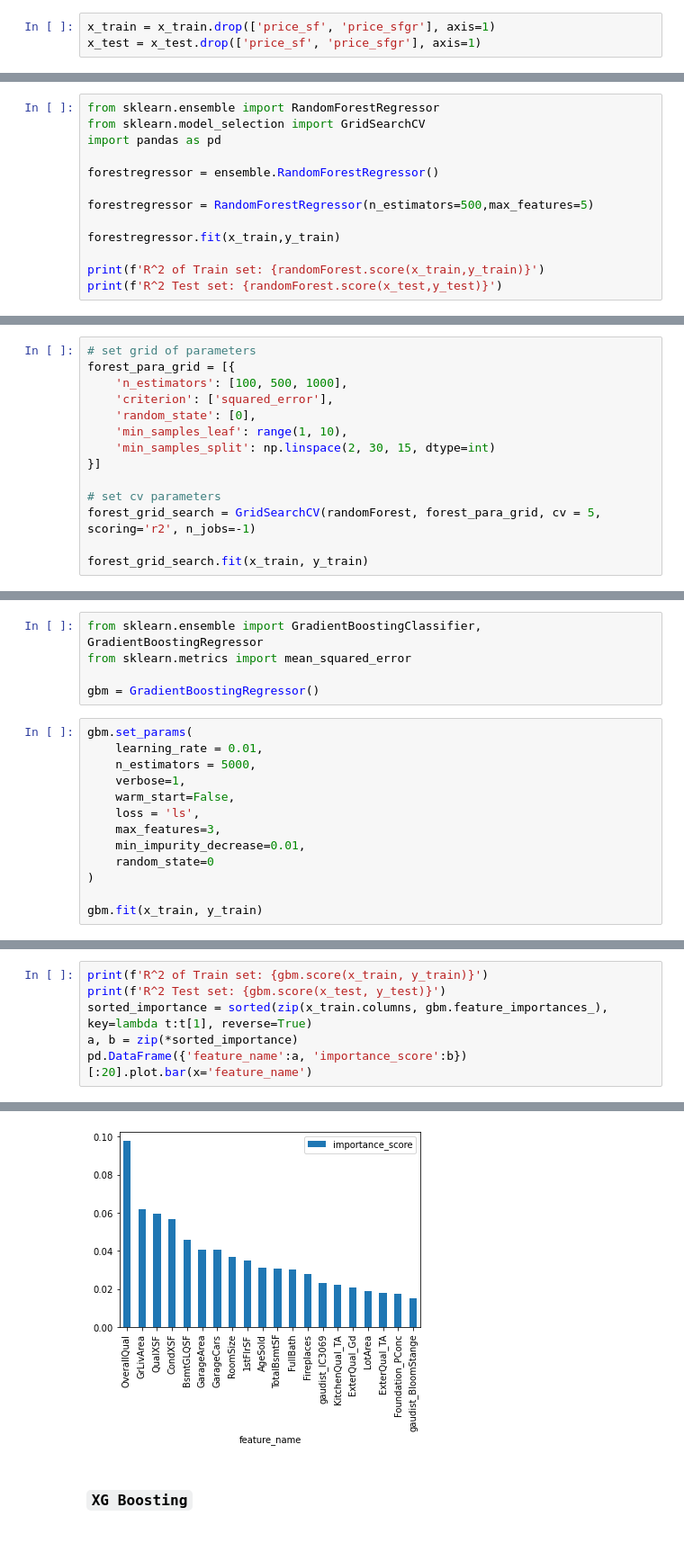
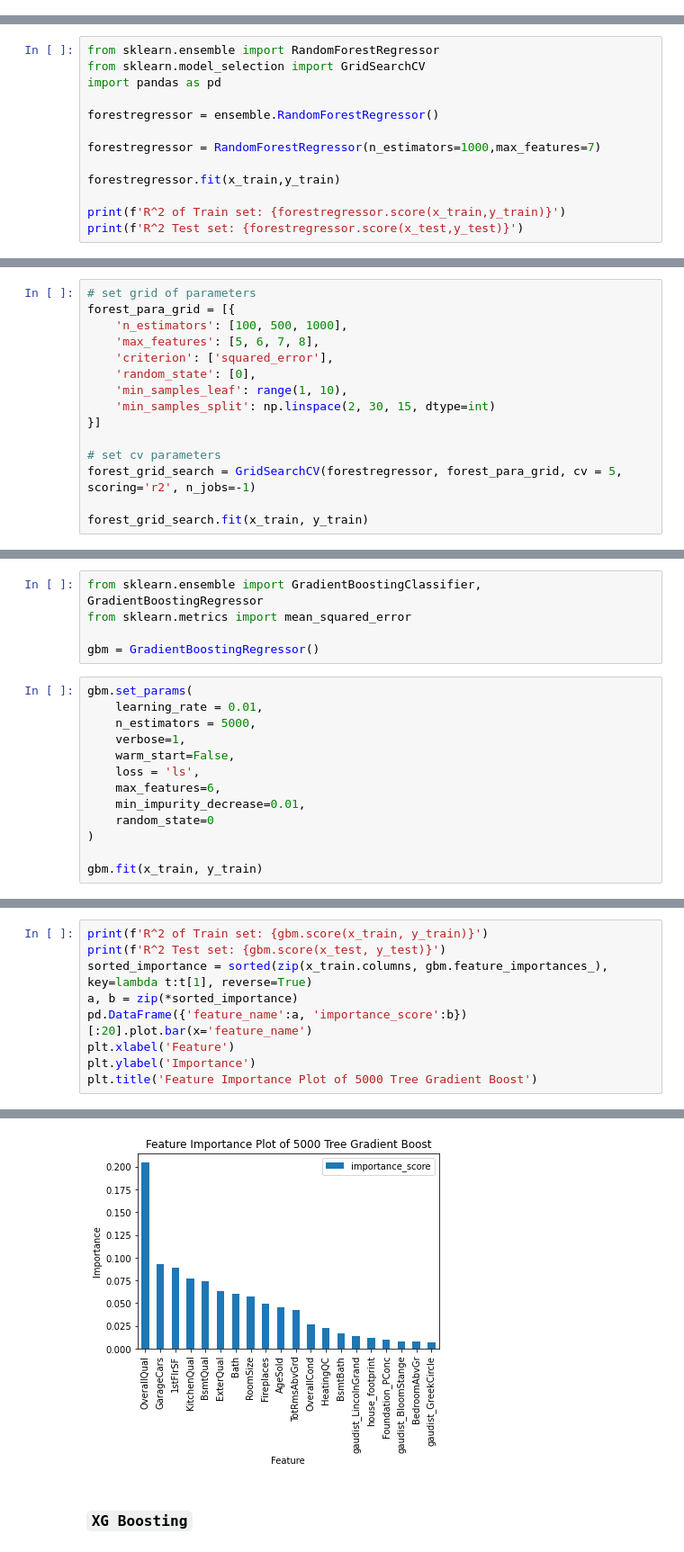
Before and after one commit to AlexGalczak/ML-Ames, a Jupyter notebook: MB/Model_Sel.ipynb, the cells around one changed output, grey strips where cells are left out. Shown at 90% size. Cells and saved outputs as stored; diff of their text form.

```diff
--- a/MB/Model_Sel.ipynb
+++ b/MB/Model_Sel.ipynb
@@ -453,3 +466,0 @@ x_train.head()
-# %%
-x_train = x_train.drop(['price_sf', 'price_sfgr'], axis=1)
-x_test = x_test.drop(['price_sf', 'price_sfgr'], axis=1)
@@ -460,10 +477,10 @@ import pandas as pd
 
 forestregressor = ensemble.RandomForestRegressor()
 
-forestregressor = RandomForestRegressor(n_estimators=500,max_features=5)
+forestregressor = RandomForestRegressor(n_estimators=1000,max_features=7)
 
 forestregressor.fit(x_train,y_train)
 
-print(f'R^2 of Train set: {randomForest.score(x_train,y_train)}')
-print(f'R^2 Test set: {randomForest.score(x_test,y_test)}')
+print(f'R^2 of Train set: {forestregressor.score(x_train,y_train)}')
+print(f'R^2 Test set: {forestregressor.score(x_test,y_test)}')
 # %% [output]
@@ -505,6 +526,7 @@ Text(0.5, 1.0, 'Feature Importance Plot of 500 Trees Random Forest')
 # set grid of parameters
 forest_para_grid = [{
     'n_estimators': [100, 500, 1000],
+    'max_features': [5, 6, 7, 8],
     'criterion': ['squared_error'],
     'random_state': [0],
     'min_samples_leaf': range(1, 10),
@@ -512,7 +534,7 @@ forest_para_grid = [{
 }]
 
 # set cv parameters
-forest_grid_search = GridSearchCV(randomForest, forest_para_grid, cv = 5, scoring='r2', n_jobs=-1)
+forest_grid_search = GridSearchCV(forestregressor, forest_para_grid, cv = 5, scoring='r2', n_jobs=-1)
 
 forest_grid_search.fit(x_train, y_train)
 # %% [output]
@@ -572,7 +599,7 @@ gbm.set_params(
     verbose=1,
     warm_start=False,
     loss = 'ls',
-    max_features=3,
+    max_features=6,
     min_impurity_decrease=0.01,
     random_state=0
 )
@@ -605,4 +632,7 @@ print(f'R^2 Test set: {gbm.score(x_test, y_test)}')
 sorted_importance = sorted(zip(x_train.columns, gbm.feature_importances_), key=lambda t:t[1], reverse=True)
 a, b = zip(*sorted_importance)
 pd.DataFrame({'feature_name':a, 'importance_score':b})[:20].plot.bar(x='feature_name')
+plt.xlabel('Feature')
+plt.ylabel('Importance')
+plt.title('Feature Importance Plot of 5000 Tree Gradient Boost')
 # %% [output]
@@ -612,4 +642,4 @@ R^2 Test set: 0.9374567166972736
-[figure, old version]
+[figure, new version]
 # %% [markdown]
 ### `XG Boosting`
 # %%
```
Also changed, not shown: parts of 23 cells of this notebook, 18 other files.
